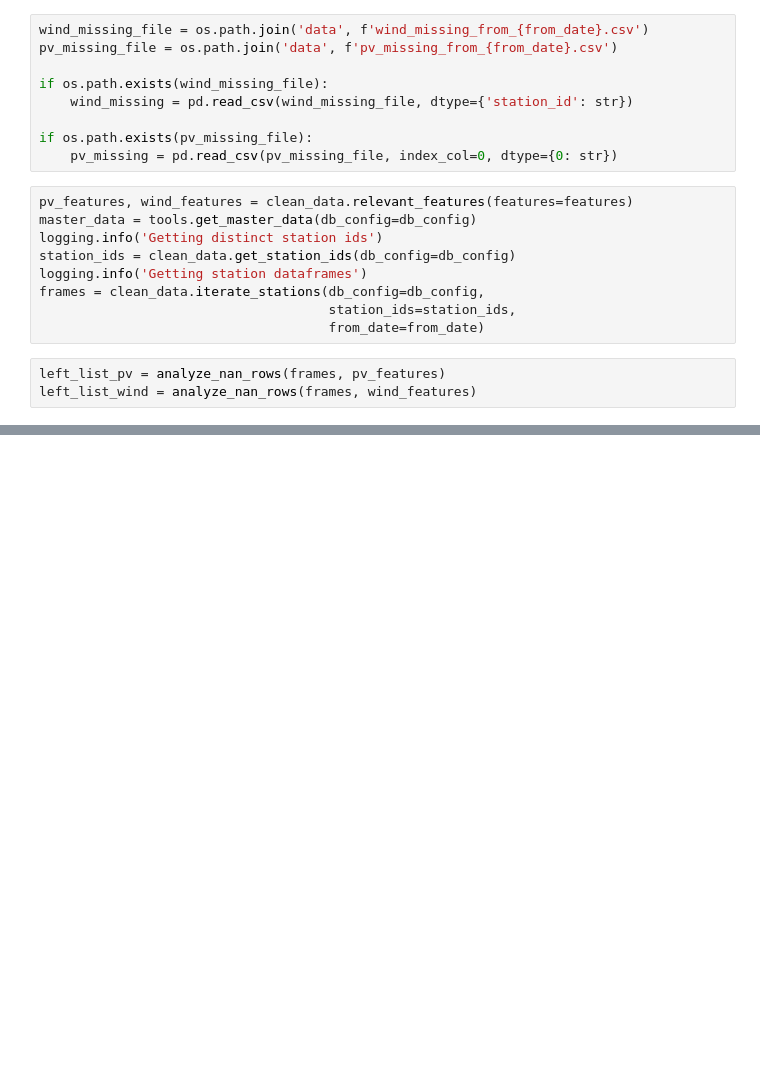
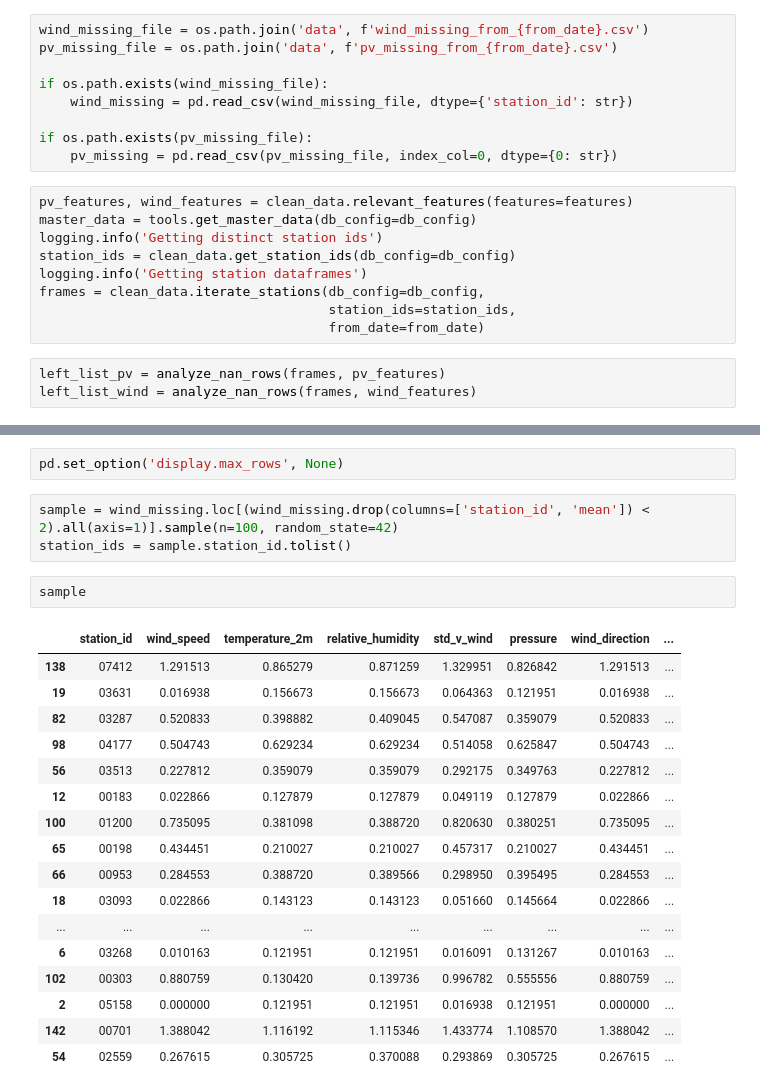
Before and after one commit to vikwal/synthetic_re_data_generation, a Jupyter notebook: evaluation/analyze_nan_rows.ipynb, the cells around one changed output, grey strips where cells are left out. Saved outputs shown, nothing was run; the diff lists cells and outputs as text; blank space fills up the shorter version.

```diff
--- a/evaluation/analyze_nan_rows.ipynb
+++ b/evaluation/analyze_nan_rows.ipynb
@@ -137 +142,26 @@ wind_missing.to_csv(wind_missing_file, sep=',')
+# %%
+pd.set_option('display.max_rows', None)
+# %%
+sample = wind_missing.loc[(wind_missing.drop(columns=['station_id', 'mean']) < 2).all(axis=1)].sample(n=100, random_state=42)
+station_ids = sample.station_id.tolist()
+# %%
+sample
+# %% [output]
+|  | station_id | wind_speed | temperature_2m | relative_humidity | std_v_wind | pressure | wind_direction | ... |
+| 138 | 07412 | 1.291513 | 0.865279 | 0.871259 | 1.329951 | 0.826842 | 1.291513 | ... |
+| 19 | 03631 | 0.016938 | 0.156673 | 0.156673 | 0.064363 | 0.121951 | 0.016938 | ... |
+| 82 | 03287 | 0.520833 | 0.398882 | 0.409045 | 0.547087 | 0.359079 | 0.520833 | ... |
+| 98 | 04177 | 0.504743 | 0.629234 | 0.629234 | 0.514058 | 0.625847 | 0.504743 | ... |
+| 56 | 03513 | 0.227812 | 0.359079 | 0.359079 | 0.292175 | 0.349763 | 0.227812 | ... |
+| 12 | 00183 | 0.022866 | 0.127879 | 0.127879 | 0.049119 | 0.127879 | 0.022866 | ... |
+| 100 | 01200 | 0.735095 | 0.381098 | 0.388720 | 0.820630 | 0.380251 | 0.735095 | ... |
+| 65 | 00198 | 0.434451 | 0.210027 | 0.210027 | 0.457317 | 0.210027 | 0.434451 | ... |
+| 66 | 00953 | 0.284553 | 0.388720 | 0.389566 | 0.298950 | 0.395495 | 0.284553 | ... |
+| 18 | 03093 | 0.022866 | 0.143123 | 0.143123 | 0.051660 | 0.145664 | 0.022866 | ... |
+| ... | ... | ... | ... | ... | ... | ... | ... | ... |
+| 6 | 03268 | 0.010163 | 0.121951 | 0.121951 | 0.016091 | 0.131267 | 0.010163 | ... |
+| 102 | 00303 | 0.880759 | 0.130420 | 0.139736 | 0.996782 | 0.555556 | 0.880759 | ... |
+| 2 | 05158 | 0.000000 | 0.121951 | 0.121951 | 0.016938 | 0.121951 | 0.000000 | ... |
+| 142 | 00701 | 1.388042 | 1.116192 | 1.115346 | 1.433774 | 1.108570 | 1.388042 | ... |
+| 54 | 02559 | 0.267615 | 0.305725 | 0.370088 | 0.293869 | 0.305725 | 0.267615 | ... |
 # %%
```
Also changed, not shown: parts of 3 cells of this notebook, 7 other files.
